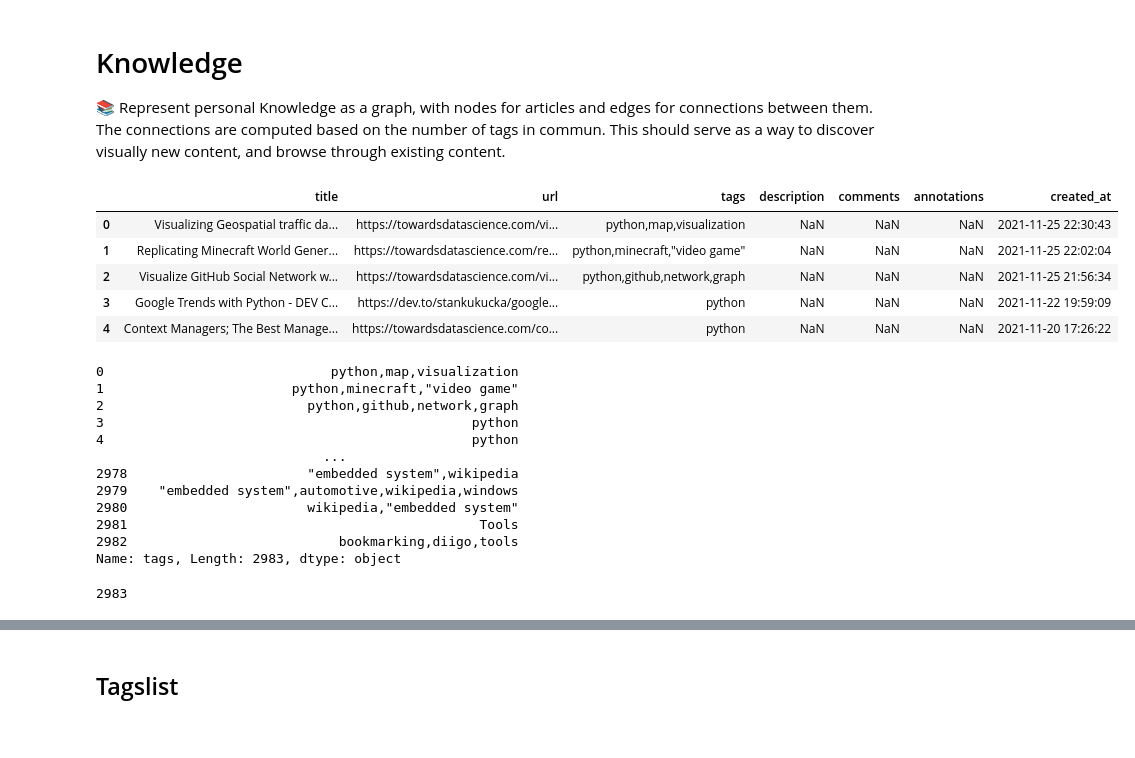
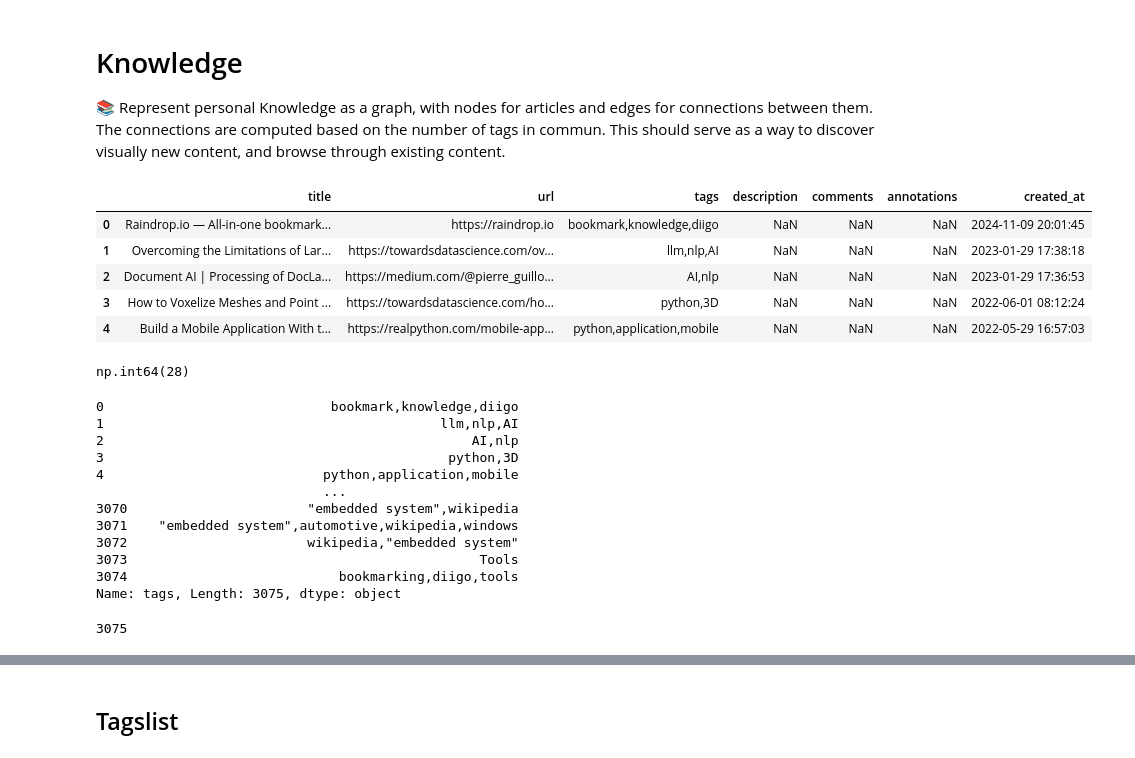
Before and after one commit to slevin48/knowledge, a Jupyter notebook: knowledge.ipynb, the cells around one changed output, grey strips where cells are left out. Drawn from its saved outputs; the diff is of its cells as text; code cells hidden in the pictures.

```diff
--- a/knowledge.ipynb
+++ b/knowledge.ipynb
@@ -5,32 +5,37 @@
 # %%
 import pandas as pd
 # %%
-df = pd.read_csv('diigo/diigo_csv_2021_12_05.csv')
+df = pd.read_csv('diigo/diigo_csv_2024_11_09.csv')
 df.head()
 # %% [output]
 |  | title | url | tags | description | comments | annotations | created_at |
-| 0 | Visualizing Geospatial traffic da... | https://towardsdatascience.com/vi... | python,map,visualization | NaN | NaN | NaN | 2021-11-25 22:30:43 |
-| 1 | Replicating Minecraft World Gener... | https://towardsdatascience.com/re... | python,minecraft,"video game" | NaN | NaN | NaN | 2021-11-25 22:02:04 |
-| 2 | Visualize GitHub Social Network w... | https://towardsdatascience.com/vi... | python,github,network,graph | NaN | NaN | NaN | 2021-11-25 21:56:34 |
-| 3 | Google Trends with Python - DEV C... | https://dev.to/stankukucka/google... | python | NaN | NaN | NaN | 2021-11-22 19:59:09 |
-| 4 | Context Managers; The Best Manage... | https://towardsdatascience.com/co... | python | NaN | NaN | NaN | 2021-11-20 17:26:22 |
+| 0 | Raindrop.io — All-in-one bookmark... | https://raindrop.io | bookmark,knowledge,diigo | NaN | NaN | NaN | 2024-11-09 20:01:45 |
+| 1 | Overcoming the Limitations of Lar... | https://towardsdatascience.com/ov... | llm,nlp,AI | NaN | NaN | NaN | 2023-01-29 17:38:18 |
+| 2 | Document AI | Processing of DocLa... | https://medium.com/@pierre_guillo... | AI,nlp | NaN | NaN | NaN | 2023-01-29 17:36:53 |
+| 3 | How to Voxelize Meshes and Point ... | https://towardsdatascience.com/ho... | python,3D | NaN | NaN | NaN | 2022-06-01 08:12:24 |
+| 4 | Build a Mobile Application With t... | https://realpython.com/mobile-app... | python,application,mobile | NaN | NaN | NaN | 2022-05-29 16:57:03 |
+# %%
+# count how many NaN in tags
+df.tags.isna().sum()
+# %% [output]
+np.int64(28)
 # %%
 df.tags.fillna('')
 # %% [output]
-0                             python,map,visualization
-1                        python,minecraft,"video game"
-2                          python,github,network,graph
-3                                               python
-4                                               python
+0                             bookmark,knowledge,diigo
+1                                           llm,nlp,AI
+2                                               AI,nlp
+3                                            python,3D
+4                            python,application,mobile
                              ...
-2978                       "embedded system",wikipedia
-2979    "embedded system",automotive,wikipedia,windows
-2980                       wikipedia,"embedded system"
-2981                                             Tools
-2982                           bookmarking,diigo,tools
-Name: tags, Length: 2983, dtype: object
+3070                       "embedded system",wikipedia
+3071    "embedded system",automotive,wikipedia,windows
+3072                       wikipedia,"embedded system"
+3073                                             Tools
+3074                           bookmarking,diigo,tools
+Name: tags, Length: 3075, dtype: object
 # %%
 n = len(df)
 n
 # %% [output]
-2983
+3075
```
Also changed, not shown: parts of 22 cells of this notebook, 10 other files.
